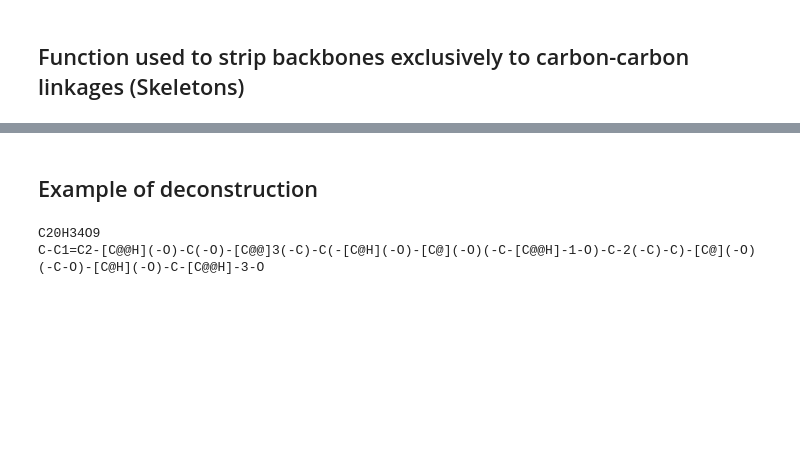
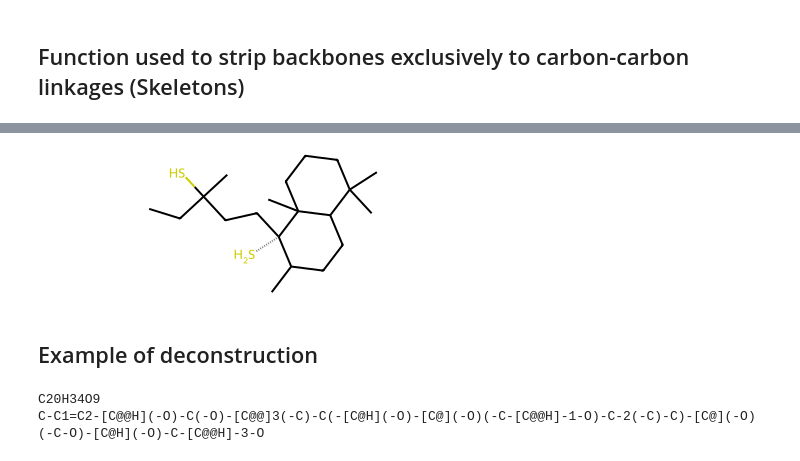
Before and after one commit to DavisMathieu/Deconstruction_Pipeline, a Jupyter notebook: Supp_Code.1.Terpenoid_Deconstruction.ipynb, the cells around one changed output, grey strips where cells are left out. Drawn from its saved outputs; the diff is of its cells as text; code cells hidden in the pictures; blank space fills up the shorter version.

```diff
--- a/Supp_Code.1.Terpenoid_Deconstruction.ipynb
+++ b/Supp_Code.1.Terpenoid_Deconstruction.ipynb
@@ -1244,3 +1324,7 @@ def backbone_flattener(i):
+# %%
+formula
+# %% [output]
+[figure, added]
 # %% [markdown]
 ## Example of deconstruction
 # %%
```
Also changed, not shown: parts of 31 cells of this notebook.
